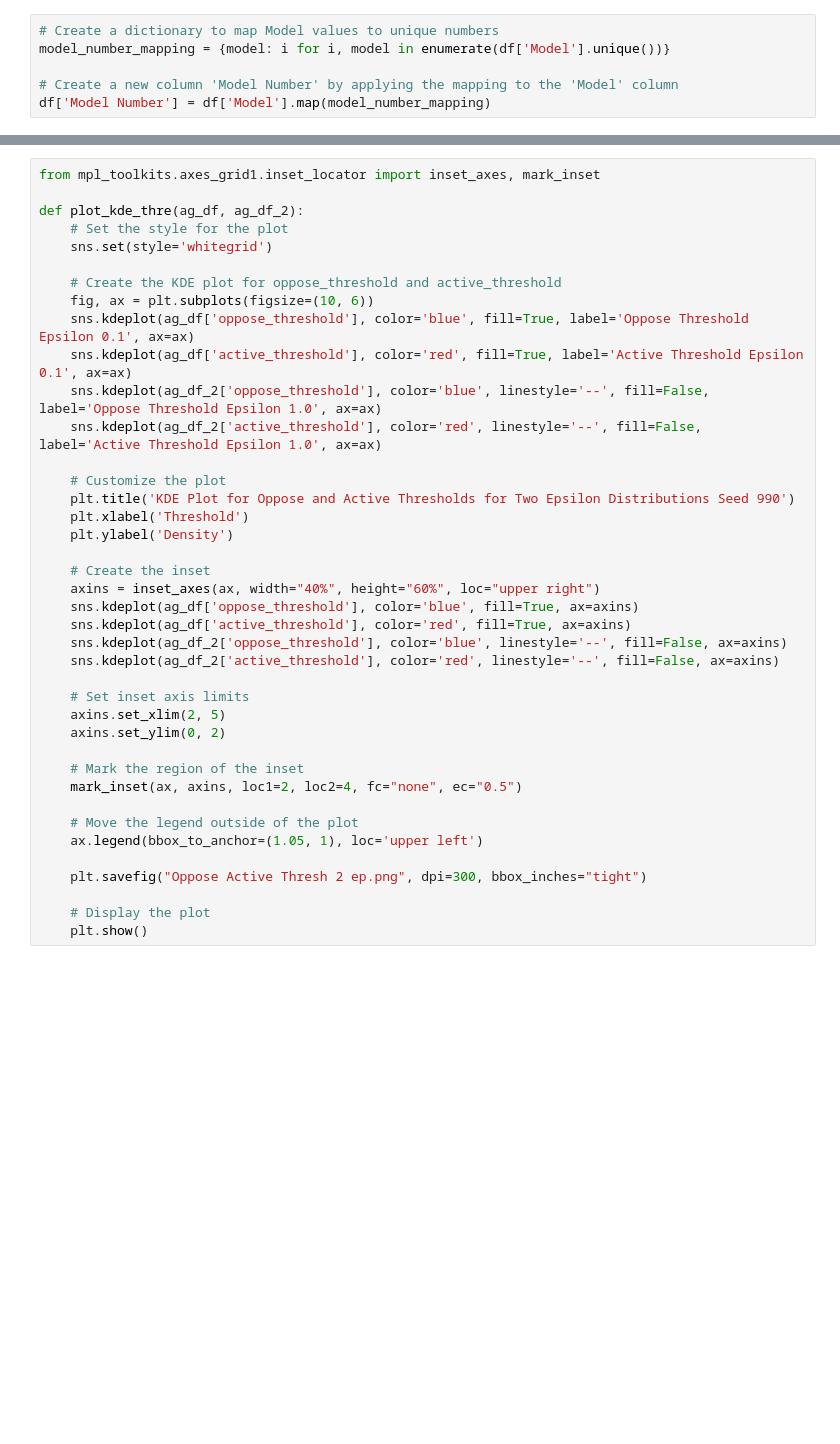
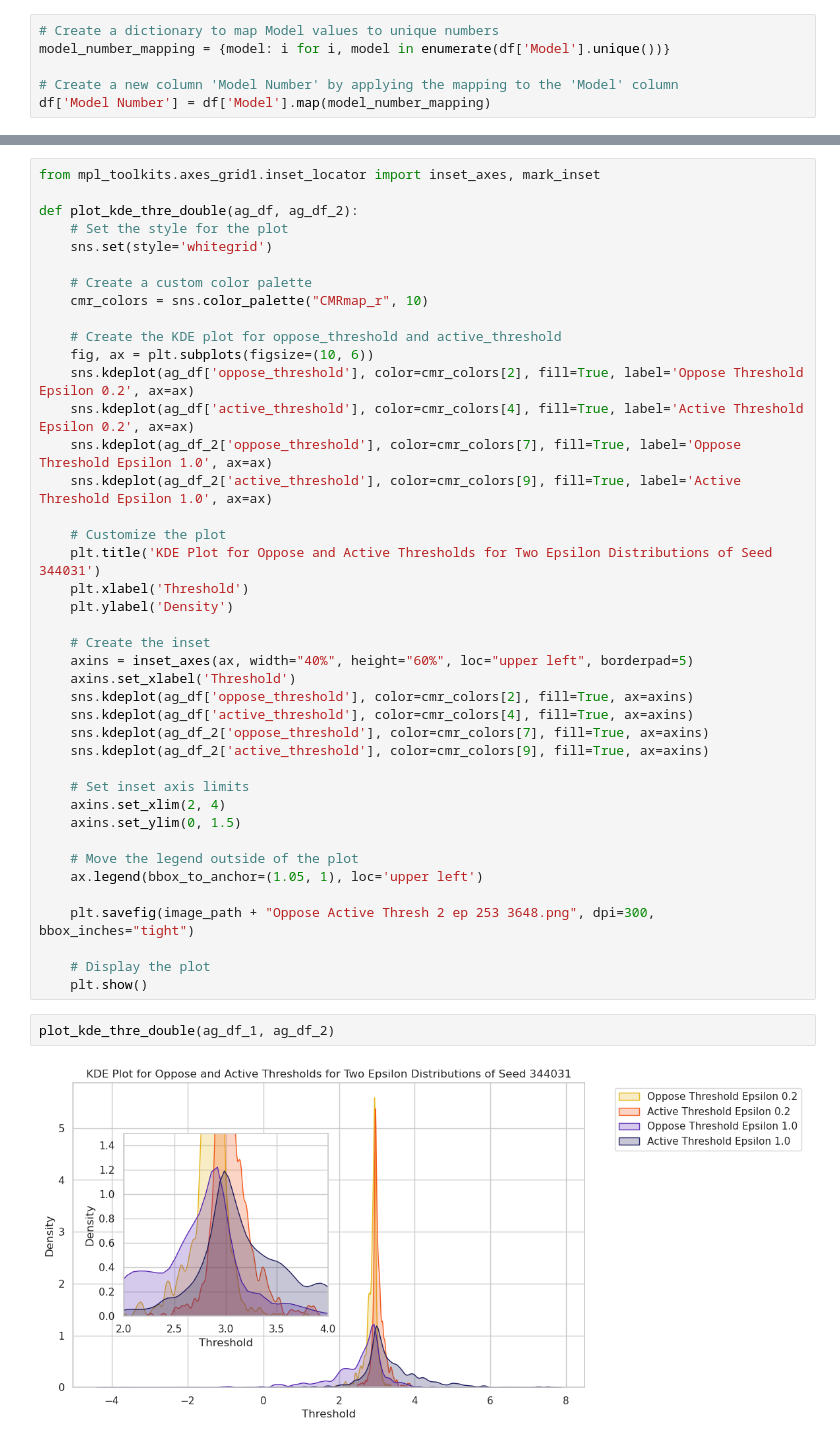
Before and after one commit to JoeHelbing/cascade, a Jupyter notebook: model_analysis/agent_level.ipynb, the cells around one changed output, grey strips where cells are left out. Drawn from its saved outputs; the diff is of its cells as text; blank space fills up the shorter version.

```diff
--- a/model_analysis/agent_level.ipynb
+++ b/model_analysis/agent_level.ipynb
@@ -173,43 +279,48 @@ def plot_kde_thre(ag_df):
 # %%
 from mpl_toolkits.axes_grid1.inset_locator import inset_axes, mark_inset
 
-def plot_kde_thre(ag_df, ag_df_2):
+def plot_kde_thre_double(ag_df, ag_df_2):
     # Set the style for the plot
     sns.set(style='whitegrid')
 
+    # Create a custom color palette
+    cmr_colors = sns.color_palette("CMRmap_r", 10)
+
     # Create the KDE plot for oppose_threshold and active_threshold
     fig, ax = plt.subplots(figsize=(10, 6))
-    sns.kdeplot(ag_df['oppose_threshold'], color='blue', fill=True, label='Oppose Threshold Epsilon 0.1', ax=ax)
-    sns.kdeplot(ag_df['active_threshold'], color='red', fill=True, label='Active Threshold Epsilon 0.1', ax=ax)
-    sns.kdeplot(ag_df_2['oppose_threshold'], color='blue', linestyle='--', fill=False, label='Oppose Threshold Epsilon 1.0', ax=ax)
-    sns.kdeplot(ag_df_2['active_threshold'], color='red', linestyle='--', fill=False, label='Active Threshold Epsilon 1.0', ax=ax)
+    sns.kdeplot(ag_df['oppose_threshold'], color=cmr_colors[2], fill=True, label='Oppose Threshold Epsilon 0.2', ax=ax)
+    sns.kdeplot(ag_df['active_threshold'], color=cmr_colors[4], fill=True, label='Active Threshold Epsilon 0.2', ax=ax)
+    sns.kdeplot(ag_df_2['oppose_threshold'], color=cmr_colors[7], fill=True, label='Oppose Threshold Epsilon 1.0', ax=ax)
+    sns.kdeplot(ag_df_2['active_threshold'], color=cmr_colors[9], fill=True, label='Active Threshold Epsilon 1.0', ax=ax)
 
     # Customize the plot
-    plt.title('KDE Plot for Oppose and Active Thresholds for Two Epsilon Distributions Seed 990')
+    plt.title('KDE Plot for Oppose and Active Thresholds for Two Epsilon Distributions of Seed 344031')
     plt.xlabel('Threshold')
     plt.ylabel('Density')
 
     # Create the inset
-    axins = inset_axes(ax, width="40%", height="60%", loc="upper right")
-    sns.kdeplot(ag_df['oppose_threshold'], color='blue', fill=True, ax=axins)
-    sns.kdeplot(ag_df['active_threshold'], color='red', fill=True, ax=axins)
-    sns.kdeplot(ag_df_2['oppose_threshold'], color='blue', linestyle='--', fill=False, ax=axins)
-    sns.kdeplot(ag_df_2['active_threshold'], color='red', linestyle='--', fill=False, ax=axins)
+    axins = inset_axes(ax, width="40%", height="60%", loc="upper left", borderpad=5)
+    axins.set_xlabel('Threshold')
+    sns.kdeplot(ag_df['oppose_threshold'], color=cmr_colors[2], fill=True, ax=axins)
+    sns.kdeplot(ag_df['active_threshold'], color=cmr_colors[4], fill=True, ax=axins)
+    sns.kdeplot(ag_df_2['oppose_threshold'], color=cmr_colors[7], fill=True, ax=axins)
+    sns.kdeplot(ag_df_2['active_threshold'], color=cmr_colors[9], fill=True, ax=axins)
 
     # Set inset axis limits
-    axins.set_xlim(2, 5)
-    axins.set_ylim(0, 2)
-
-    # Mark the region of the inset
-    mark_inset(ax, axins, loc1=2, loc2=4, fc="none", ec="0.5")
+    axins.set_xlim(2, 4)
+    axins.set_ylim(0, 1.5)
 
     # Move the legend outside of the plot
     ax.legend(bbox_to_anchor=(1.05, 1), loc='upper left')
 
-    plt.savefig("Oppose Active Thresh 2 ep.png", dpi=300, bbox_inches="tight")
+    plt.savefig(image_path + "Oppose Active Thresh 2 ep 253 3648.png", dpi=300, bbox_inches="tight")
 
     # Display the plot
     plt.show()
+# %%
+plot_kde_thre_double(ag_df_1, ag_df_2)
+# %% [output]
+[figure, added]
 # %%
 def plot_kde_act(ag_df):
     # Set the style for the plot
```
Also changed, not shown: parts of 19 cells of this notebook.
